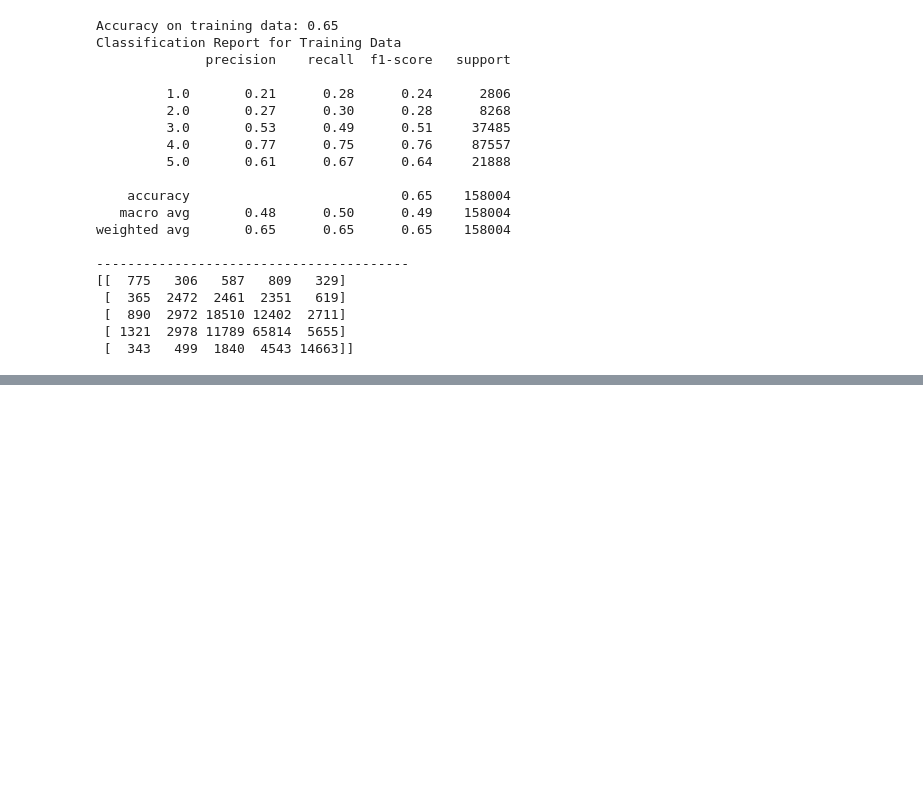
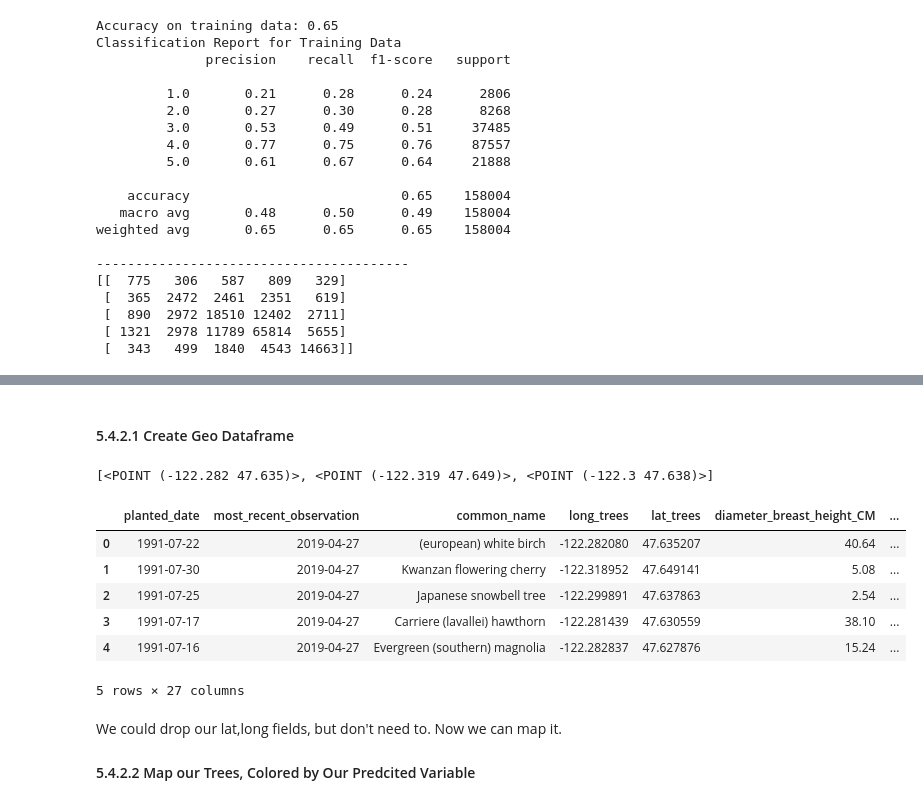
Before and after one commit to BrettlyCD/seattle-trees-project, a Jupyter notebook: notebooks/04_modeling.ipynb, the cells around one changed output, grey strips where cells are left out. Cells and saved outputs as stored; diff of their text form; code cells hidden in the pictures; blank space fills up the shorter version.

```diff
--- a/notebooks/04_modeling.ipynb
+++ b/notebooks/04_modeling.ipynb
@@ -322,0 +365,6 @@ weighted avg       0.65      0.65      0.65    158004
+# %%
+#convert y_pred into a dataframe
+prediction = pd.DataFrame(y_pred, columns=['prediction'])
+# %%
+#create new dataframe with predicted variable added
+seattle_modeled = pd.concat([seattle_trees_explored, prediction], axis=1,)
@@ -322,0 +383,30 @@ weighted avg       0.65      0.65      0.65    158004
+# %% [markdown]
+#### 5.4.2.1 Create Geo Dataframe
+# %%
+#create points, or single objects that represent lat-long
+geometry = [Point(xy) for xy in zip(seattle_modeled['long_trees'], seattle_modeled['lat_trees'])]
+
+geometry[:3]
+# %% [output]
+[<POINT (-122.282 47.635)>, <POINT (-122.319 47.649)>, <POINT (-122.3 47.638)>]
+# %%
+#create coordinate reference system
+crs = {'init':'epsg:4326'}
+# %%
+#setup dataframe
+geo_df = gpd.GeoDataFrame(seattle_modeled, #specify our data
+                          crs=crs, #specify our coordinate reference system
+                          geometry=geometry) #specify the geometry list we created
+geo_df.head()
+# %% [output]
+|  | planted_date | most_recent_observation | common_name | long_trees | lat_trees | diameter_breast_height_CM | ... |
+| 0 | 1991-07-22 | 2019-04-27 | (european) white birch | -122.282080 | 47.635207 | 40.64 | ... |
+| 1 | 1991-07-30 | 2019-04-27 | Kwanzan flowering cherry | -122.318952 | 47.649141 | 5.08 | ... |
+| 2 | 1991-07-25 | 2019-04-27 | Japanese snowbell tree | -122.299891 | 47.637863 | 2.54 | ... |
+| 3 | 1991-07-17 | 2019-04-27 | Carriere (lavallei) hawthorn | -122.281439 | 47.630559 | 38.10 | ... |
+| 4 | 1991-07-16 | 2019-04-27 | Evergreen (southern) magnolia | -122.282837 | 47.627876 | 15.24 | ... |
+5 rows × 27 columns
+# %% [markdown]
+We could drop our lat,long fields,  but don't need to. Now we can map it.
+
+#### 5.4.2.2 Map our Trees, Colored by Our Predcited Variable
```
Also changed, not shown: parts of 10 cells of this notebook.
